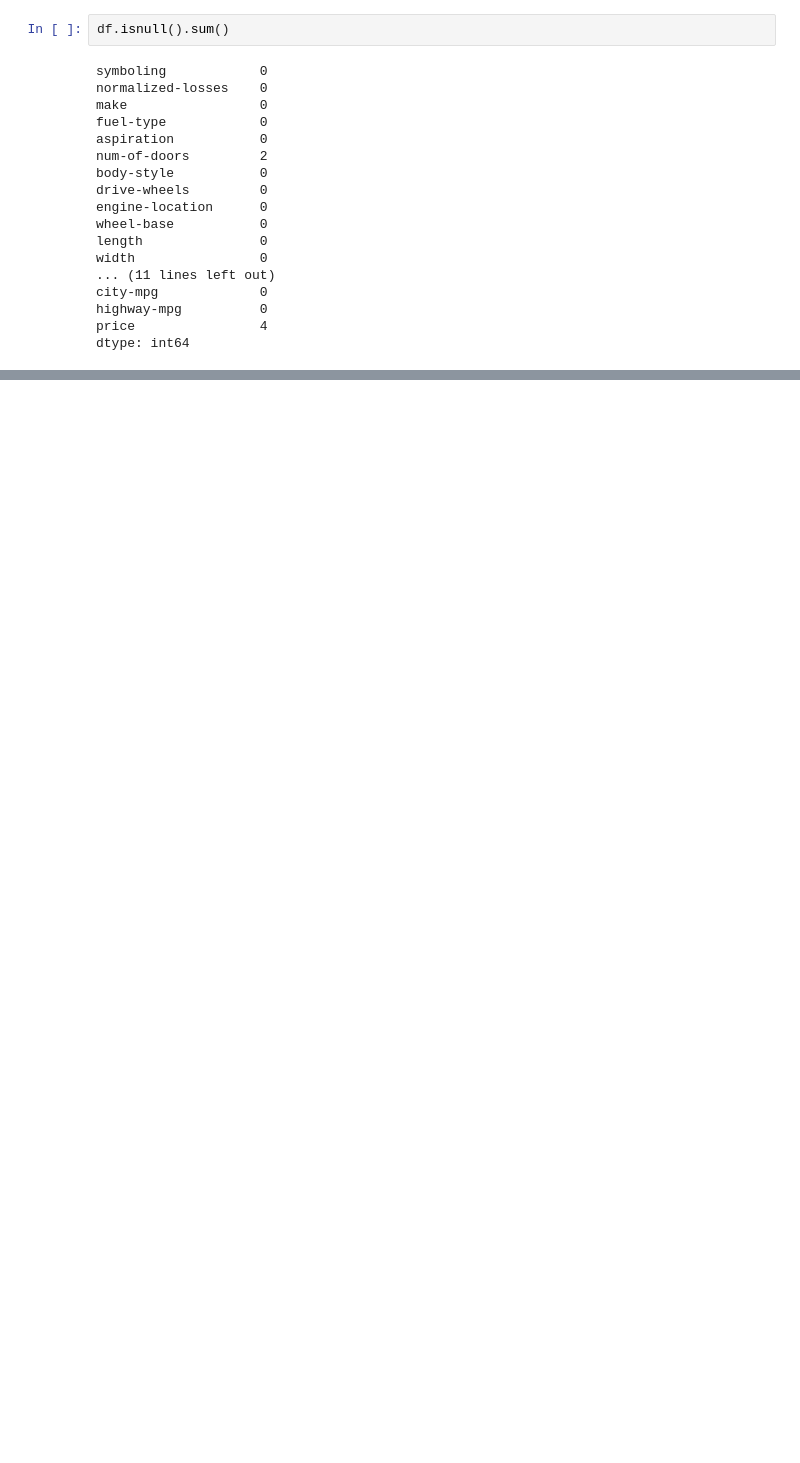
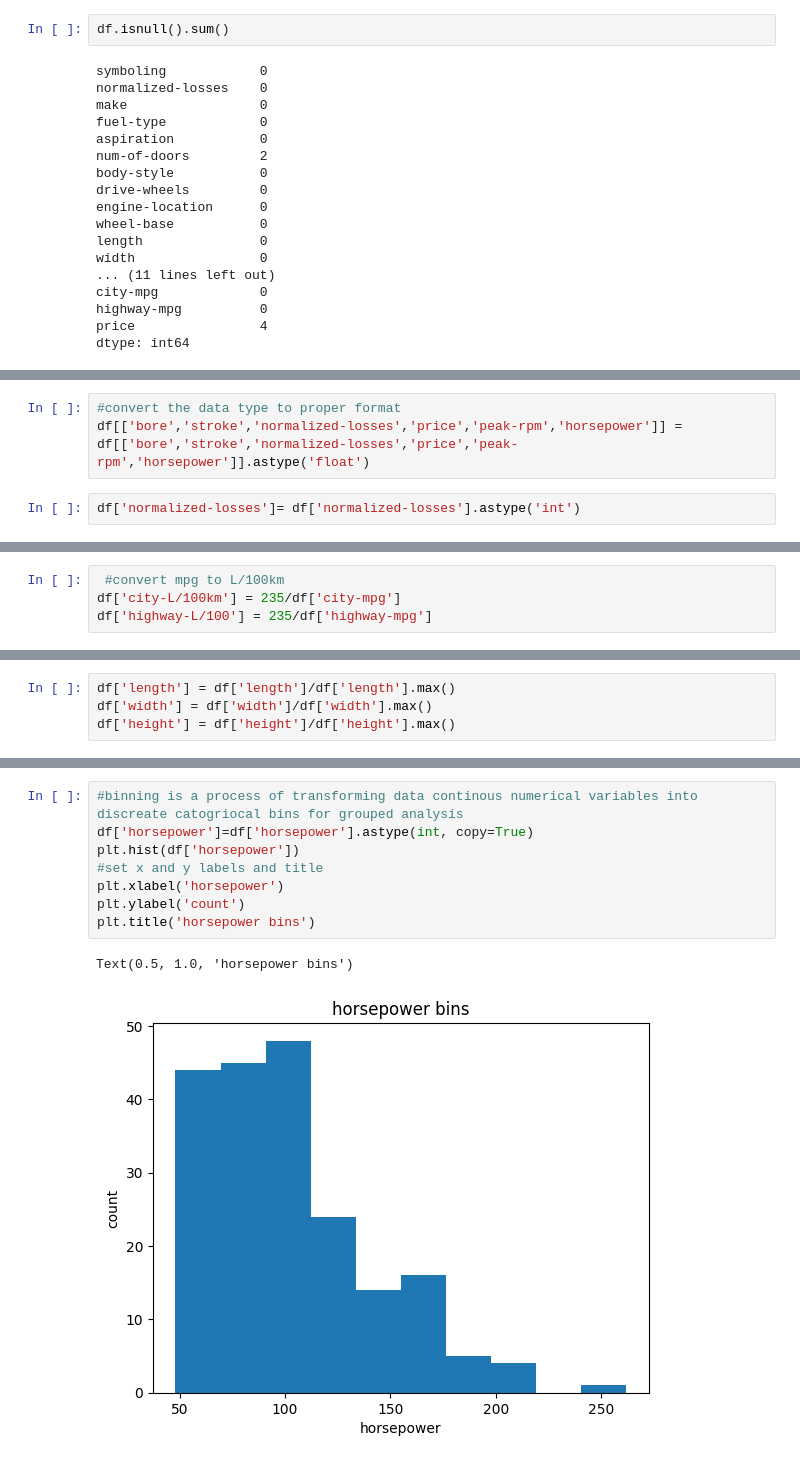
Before and after one commit to KRIS2HNA/AUTOMOBILE-PRICE-PREDICTION, a Jupyter notebook: auto-reg.ipynb, the cells around one changed output, grey strips where cells are left out. Cells and saved outputs as stored; diff of their text form; blank space fills up the shorter version.

Commit message:
data normiliazation

```diff
--- a/auto-reg.ipynb
+++ b/auto-reg.ipynb
@@ -237,0 +470,5 @@ dtype: int64
+# %%
+#convert the data type to proper format
+df[['bore','stroke','normalized-losses','price','peak-rpm','horsepower']] = df[['bore','stroke','normalized-losses','price','peak-rpm','horsepower']].astype('float')
+# %%
+df['normalized-losses']= df['normalized-losses'].astype('int')
@@ -237,0 +505,4 @@ dtype: int64
+# %%
+ #convert mpg to L/100km
+df['city-L/100km'] = 235/df['city-mpg']
+df['highway-L/100'] = 235/df['highway-mpg']
@@ -237,0 +532,4 @@ dtype: int64
+# %%
+df['length'] = df['length']/df['length'].max()
+df['width'] = df['width']/df['width'].max()
+df['height'] = df['height']/df['height'].max()
@@ -237,0 +560,11 @@ dtype: int64
+# %%
+#binning is a process of transforming data continous numerical variables into discreate catogriocal bins for grouped analysis
+df['horsepower']=df['horsepower'].astype(int, copy=True)
+plt.hist(df['horsepower'])
+#set x and y labels and title
+plt.xlabel('horsepower')
+plt.ylabel('count')
+plt.title('horsepower bins')
+# %% [output]
+Text(0.5, 1.0, 'horsepower bins')
+[figure, added]
```
Also changed, not shown: parts of 26 cells of this notebook.
